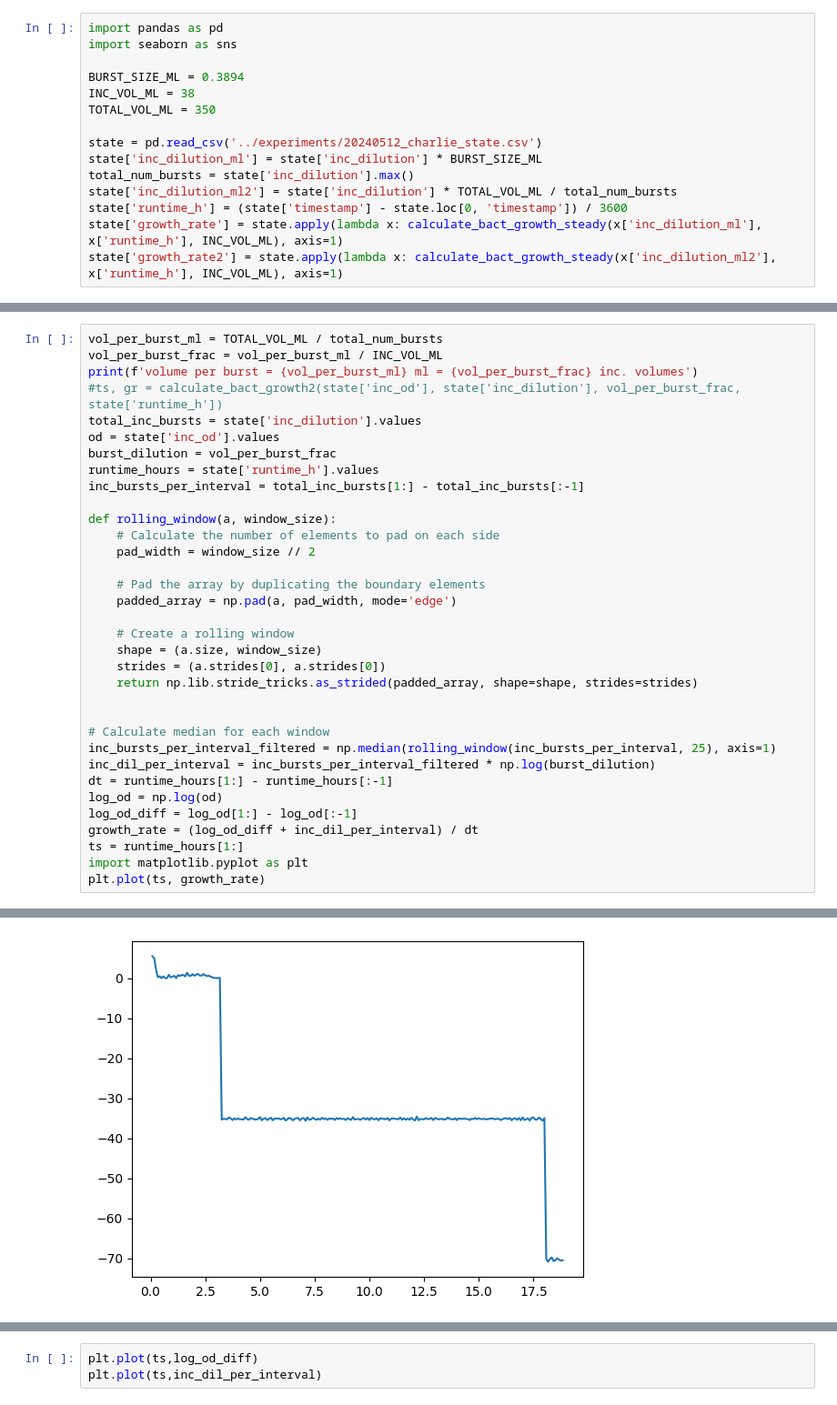
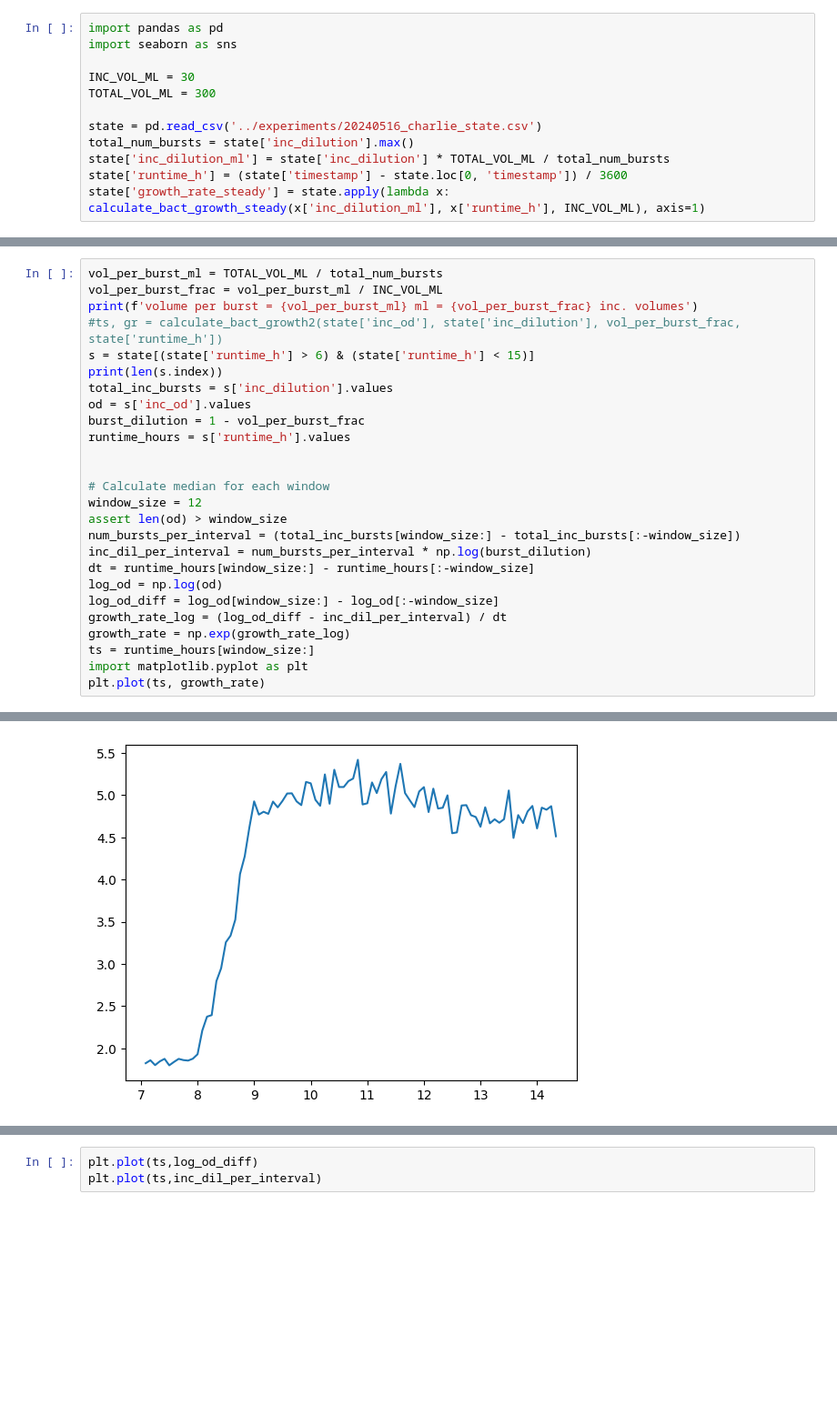
Before and after one commit to Schwank-Lab/evoflow-reactor, a Jupyter notebook: analysis/bact_growth.ipynb, the cells around one changed output, grey strips where cells are left out. Shown at 91% size. Drawn from its saved outputs; the diff is of its cells as text; blank space fills up the shorter version.

```diff
--- a/analysis/bact_growth.ipynb
+++ b/analysis/bact_growth.ipynb
@@ -34,15 +24,12 @@ def calculate_bact_growth2(od, total_inc_bursts, burst_dilution, runtime_hours):
 import pandas as pd
 import seaborn as sns
 
-BURST_SIZE_ML = 0.3894
-INC_VOL_ML = 38
-TOTAL_VOL_ML = 350
+INC_VOL_ML = 30
+TOTAL_VOL_ML = 300
 
-state = pd.read_csv('../experiments/20240512_charlie_state.csv')
-state['inc_dilution_ml'] = state['inc_dilution'] * BURST_SIZE_ML
+state = pd.read_csv('../experiments/20240516_charlie_state.csv')
 total_num_bursts = state['inc_dilution'].max()
-state['inc_dilution_ml2'] = state['inc_dilution'] * TOTAL_VOL_ML / total_num_bursts
+state['inc_dilution_ml'] = state['inc_dilution'] * TOTAL_VOL_ML / total_num_bursts
 state['runtime_h'] = (state['timestamp'] - state.loc[0, 'timestamp']) / 3600
-state['growth_rate'] = state.apply(lambda x: calculate_bact_growth_steady(x['inc_dilution_ml'], x['runtime_h'], INC_VOL_ML), axis=1)
-state['growth_rate2'] = state.apply(lambda x: calculate_bact_growth_steady(x['inc_dilution_ml2'], x['runtime_h'], INC_VOL_ML), axis=1)
+state['growth_rate_steady'] = state.apply(lambda x: calculate_bact_growth_steady(x['inc_dilution_ml'], x['runtime_h'], INC_VOL_ML), axis=1)
 # %%
@@ -78,33 +52,25 @@ vol_per_burst_ml = TOTAL_VOL_ML / total_num_bursts
 vol_per_burst_frac = vol_per_burst_ml / INC_VOL_ML
 print(f'volume per burst = {vol_per_burst_ml} ml = {vol_per_burst_frac} inc. volumes')
 #ts, gr = calculate_bact_growth2(state['inc_od'], state['inc_dilution'], vol_per_burst_frac, state['runtime_h'])
-total_inc_bursts = state['inc_dilution'].values
-od = state['inc_od'].values
-burst_dilution = vol_per_burst_frac
-runtime_hours = state['runtime_h'].values
-inc_bursts_per_interval = total_inc_bursts[1:] - total_inc_bursts[:-1]
-
-def rolling_window(a, window_size):
-    # Calculate the number of elements to pad on each side
-    pad_width = window_size // 2
-
-    # Pad the array by duplicating the boundary elements
-    padded_array = np.pad(a, pad_width, mode='edge')
-
-    # Create a rolling window
-    shape = (a.size, window_size)
-    strides = (a.strides[0], a.strides[0])
-    return np.lib.stride_tricks.as_strided(padded_array, shape=shape, strides=strides)
+s = state[(state['runtime_h'] > 6) & (state['runtime_h'] < 15)]
+print(len(s.index))
+total_inc_bursts = s['inc_dilution'].values
+od = s['inc_od'].values
+burst_dilution = 1 - vol_per_burst_frac
+runtime_hours = s['runtime_h'].values
 
 
 # Calculate median for each window
-inc_bursts_per_interval_filtered = np.median(rolling_window(inc_bursts_per_interval, 25), axis=1)
-inc_dil_per_interval = inc_bursts_per_interval_filtered * np.log(burst_dilution)
-dt = runtime_hours[1:] - runtime_hours[:-1]
+window_size = 12
+assert len(od) > window_size
+num_bursts_per_interval = (total_inc_bursts[window_size:] - total_inc_bursts[:-window_size])
+inc_dil_per_interval = num_bursts_per_interval * np.log(burst_dilution)
+dt = runtime_hours[window_size:] - runtime_hours[:-window_size]
 log_od = np.log(od)
-log_od_diff = log_od[1:] - log_od[:-1]
-growth_rate = (log_od_diff + inc_dil_per_interval) / dt
-ts = runtime_hours[1:]
+log_od_diff = log_od[window_size:] - log_od[:-window_size]
+growth_rate_log = (log_od_diff - inc_dil_per_interval) / dt
+growth_rate = np.exp(growth_rate_log)
+ts = runtime_hours[window_size:]
 import matplotlib.pyplot as plt
 plt.plot(ts, growth_rate)
 # %% [output]
@@ -112,2 +79,2 @@ volume per burst = 1.5981735159817352 ml = 0.05327245053272451 inc. volumes
 [<matplotlib.lines.Line2D at 0x...>]
-[figure, old version]
+[figure, new version]
```
Also changed, not shown: parts of 11 cells of this notebook, 2 other files.
